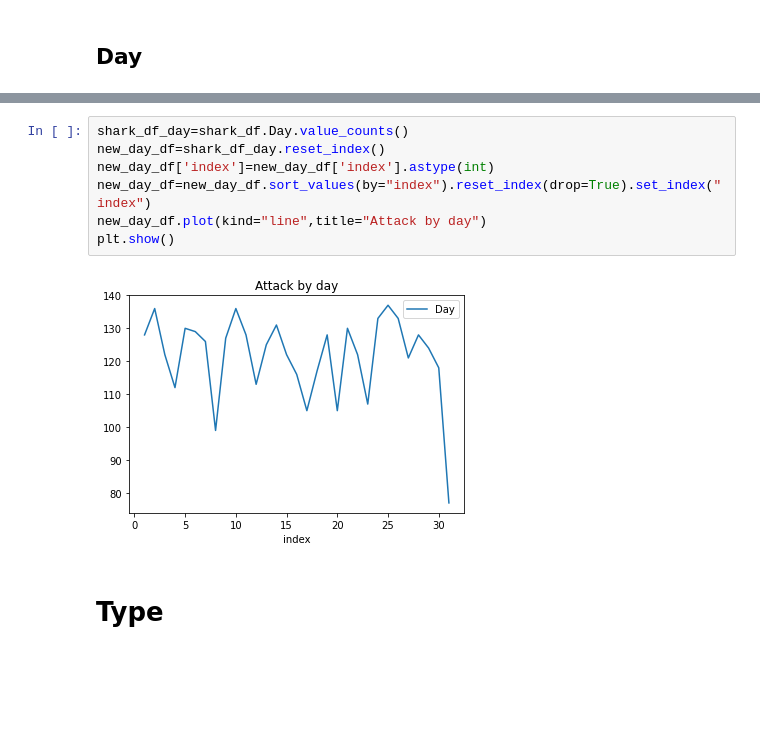
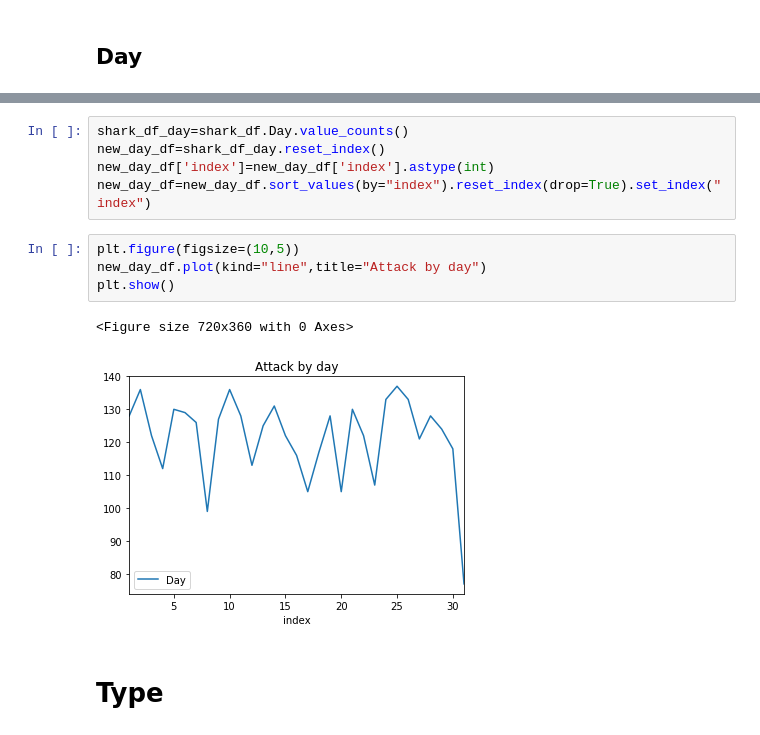
Before and after one commit to stl-lucas/group-project-01, a Jupyter notebook: data_playground.ipynb, the cells around one changed output, grey strips where cells are left out. Saved outputs shown, nothing was run; the diff lists cells and outputs as text; blank space fills up the shorter version.

```diff
--- a/data_playground.ipynb
+++ b/data_playground.ipynb
@@ -362,10 +286,13 @@ shark_df_day=shark_df.Day.value_counts()
 new_day_df=shark_df_day.reset_index()
 new_day_df['index']=new_day_df['index'].astype(int)
 new_day_df=new_day_df.sort_values(by="index").reset_index(drop=True).set_index("index")
-new_day_df.plot(kind="line",title="Attack by day")
-plt.show()
-# %% [output]
-[figure, removed]
+# %%
+plt.figure(figsize=(10,5))
+new_day_df.plot(kind="line",title="Attack by day")
+plt.show()
+# %% [output]
+<Figure size 720x360 with 0 Axes>
+[figure, added]
 # %% [markdown]
 # Type
 # %%
```
Also changed, not shown: parts of 47 cells of this notebook.
